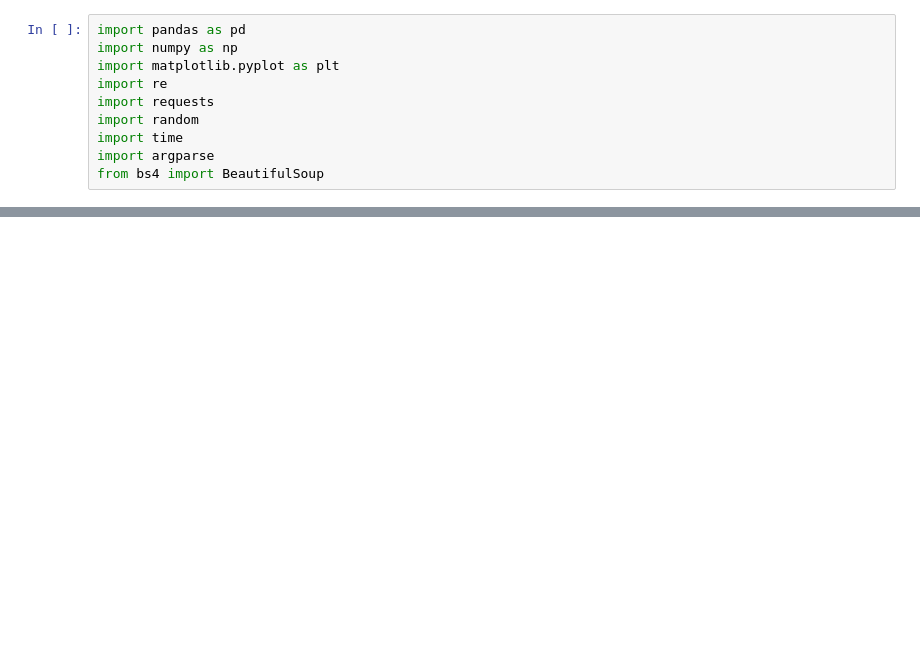
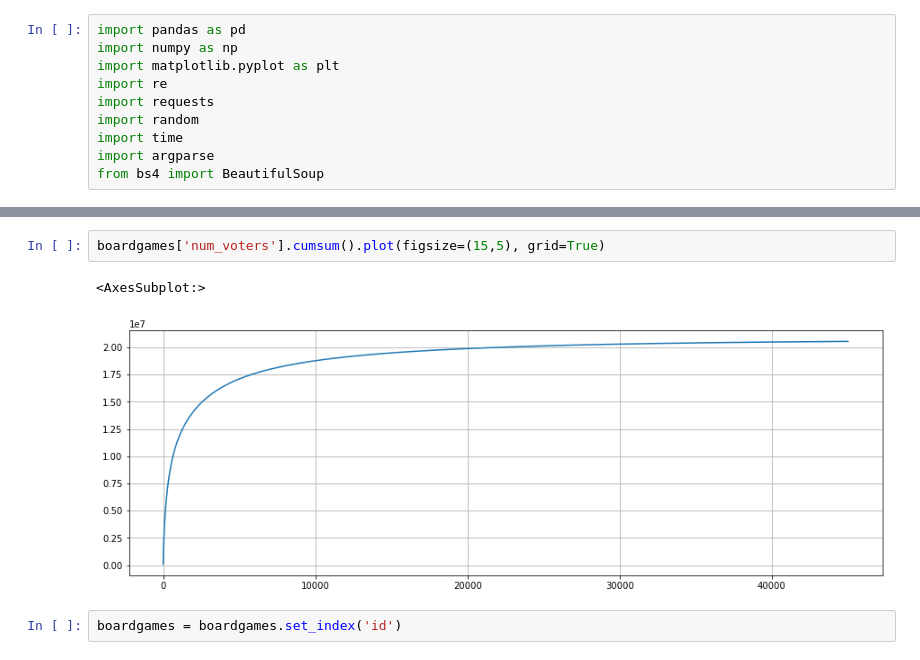
Before and after one commit to bripui/board_game_recommender, a Jupyter notebook: notebooks/data_evaluation.ipynb, the cells around one changed output, grey strips where cells are left out. Saved outputs shown, nothing was run; the diff lists cells and outputs as text; blank space fills up the shorter version.

```diff
--- a/notebooks/data_evaluation.ipynb
+++ b/notebooks/data_evaluation.ipynb
@@ -181,0 +51,7 @@ dtype: int64
+# %%
+boardgames['num_voters'].cumsum().plot(figsize=(15,5), grid=True)
+# %% [output]
+<AxesSubplot:>
+[figure, added]
+# %%
+boardgames = boardgames.set_index('id')
```
Also changed, not shown: parts of 49 cells of this notebook, 4 other files.
